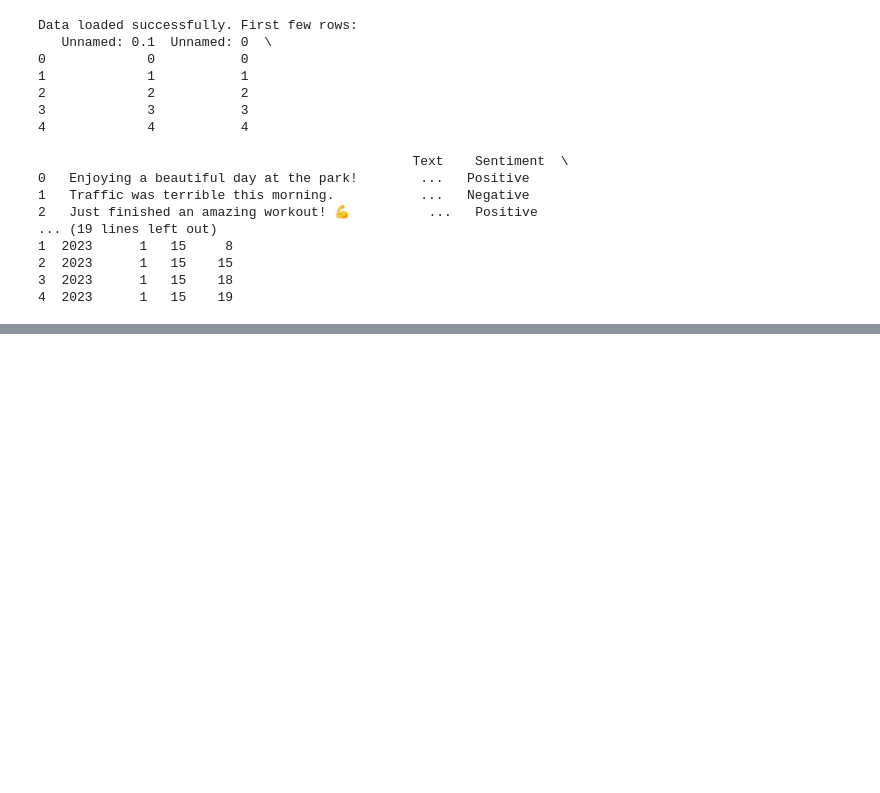
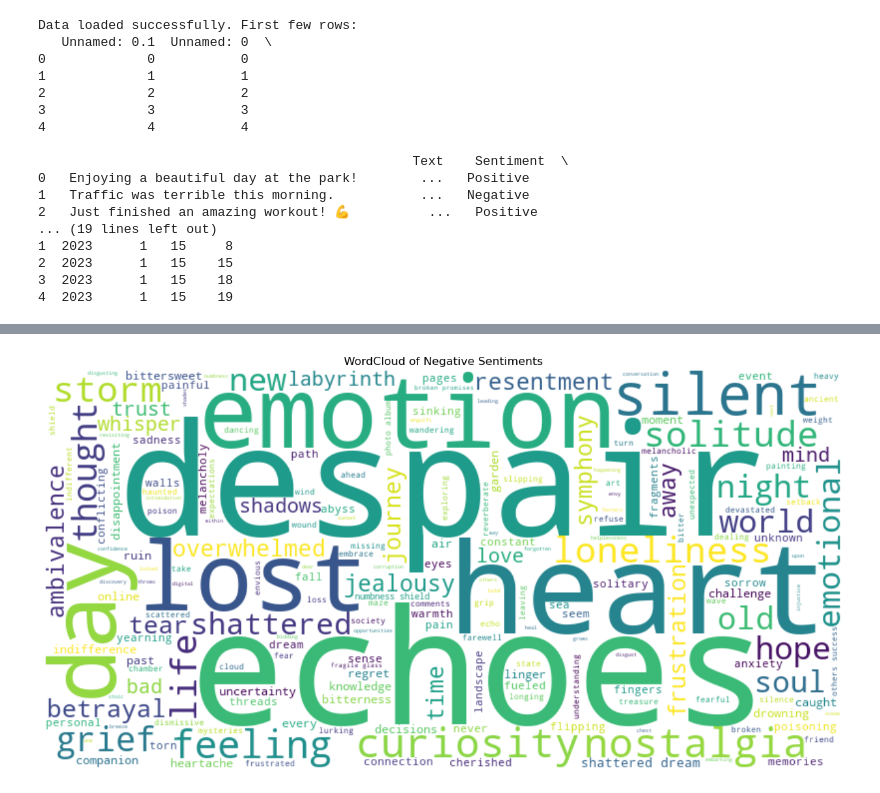
Before and after one commit to MiltonGreat/Sentiment-Analysis2, a Jupyter notebook: Sentiment Analysis2.ipynb, the cells around one changed output, grey strips where cells are left out. Drawn from its saved outputs; the diff is of its cells as text; code cells hidden in the pictures; blank space fills up the shorter version.

```diff
--- a/Sentiment Analysis2.ipynb
+++ b/Sentiment Analysis2.ipynb
@@ -246,0 +84,29 @@ The `ci` parameter is deprecated. Use `errorbar=None` for the same effect.
+# %%
+# Simplify sentiment labels and ensure we only focus on Positive, Neutral, Negative
+# Clean the Sentiment column more thoroughly
+data['Sentiment'] = data['Sentiment'].str.strip()
+
+# Update the simplify_sentiment function
+def simplify_sentiment(sentiment):
+    """Refine sentiment categorization with a more flexible matching."""
+    positive_sentiments = ['Joy', 'Happiness', 'Excitement', 'Admiration', 'Gratitude', 'Elation', 'Pride', 'Love', 'Amusement', 'Enjoyment', 'Affection', 'Awe', 'Surprise', 'Acceptance', 'Adoration', 'Anticipation', 'Zest', 'Hopeful', 'Proud', 'Grateful', 'Empathetic', 'Compassionate', 'Playful', 'Free-spirited', 'Inspired', 'Confident', 'Optimism', 'Enchantment', 'Intrigue', 'PlayfulJoy', 'Mindfulness', 'Adventure', 'Melodic', 'FestiveJoy', 'InnerJourney', 'Freedom', 'Dazzle', 'Adrenaline', 'ArtisticBurst', 'CulinaryOdyssey', 'Resilience', 'Immersion', 'Spark', 'Marvel', 'Celebration', 'Charm', 'Ecstasy', 'Colorful', 'Hypnotic', 'Connection', 'Iconic', 'Journey', 'Engagement', 'Touched', 'Triumph', 'Heartwarming', 'Obstacle', 'Sympathy', 'Pressure', 'Renewed Effort', 'Miscalculation', 'Challenge', 'Solace', 'Breakthrough', 'JoyfulReunion', 'Inspiration', 'Motivation', 'Satisfaction', 'Blessed', 'Reflection', 'Appreciation', 'Confidence', 'Accomplishment', 'Wonderment', 'Amazement', 'Romance', 'Captivation', 'Tranquility', 'Grandeur', 'Emotion', 'Energy', 'Celebration']
+    negative_sentiments = ['Anger', 'Fear', 'Sadness', 'Disgust', 'Frustration', 'Betrayal', 'Despair', 'Grief', 'Loneliness', 'Jealousy', 'Resentment', 'Anxiety', 'Intimidation', 'Helplessness', 'Envy', 'Regret', 'Curiosity', 'Indifference', 'Numbness', 'Melancholy', 'Nostalgia', 'Ambivalence', 'Bitterness', 'Yearning', 'Fearful', 'Apprehensive', 'Jealous', 'Devastated', 'Frustrated', 'Envious', 'Dismissive', 'Bittersweet', 'Overjoyed', 'Overwhelmed', 'Frustration', 'Heartbreak', 'Betrayal', 'Suffering', 'EmotionalStorm', 'Isolation', 'Disappointment', 'LostLove', 'Exhaustion', 'Sorrow', 'Darkness', 'Desperation', 'Ruins', 'Desolation', 'Loss', 'Heartache', 'Solitude', 'Heartbreak', 'Regret', 'Sad', 'Hate', 'Bad']
+    neutral_sentiments = ['Neutral', 'Calmness', 'Contentment', 'Serenity', 'Reflection', 'Peace', 'Bliss', 'Mindfulness', 'Hope', 'Fulfillment', 'Tenderness', 'Reverence', 'Satisfaction', 'Indifference', 'Solace', 'Nostalgia', 'Tranquility', 'Balance', 'Wonder', 'Gratitude']
+
+    # If sentiment matches one of the categories, return the corresponding sentiment
+    sentiment = sentiment.strip()  # Remove leading/trailing spaces
+    if sentiment in positive_sentiments:
+        return 'Positive'
+    elif sentiment in negative_sentiments:
+        return 'Negative'
+    elif sentiment in neutral_sentiments:
+        return 'Neutral'
+    else:
+        return 'Neutral'  # Default to 'Neutral' if sentiment doesn't match
+
+# Apply the sentiment simplification
+data['Simplified_Sentiment'] = data['Sentiment'].apply(simplify_sentiment)
+
+# Check the updated sentiment distribution
+print("\nUpdated Simplified Sentiment Distribution:")
+print(data['Simplified_Sentiment'].value_counts())
@@ -246,0 +192,16 @@ The `ci` parameter is deprecated. Use `errorbar=None` for the same effect.
+# %%
+# Sentiment Analysis on Negative Reviews (Highlight common themes)
+negative_reviews = data[data['Simplified_Sentiment'] == 'Negative']['Cleaned_Text']
+
+# Generate a WordCloud for Negative Sentiments
+negative_text = ' '.join(negative_reviews)
+wordcloud = WordCloud(width=800, height=400, background_color='white').generate(negative_text)
+
+plt.figure(figsize=(12, 8))
+plt.imshow(wordcloud, interpolation='bilinear')
+plt.axis('off')
+plt.title("WordCloud of Negative Sentiments")
+plt.tight_layout()
+plt.show()
+# %% [output]
+[figure, added]
```
Also changed, not shown: parts of 9 cells of this notebook.
